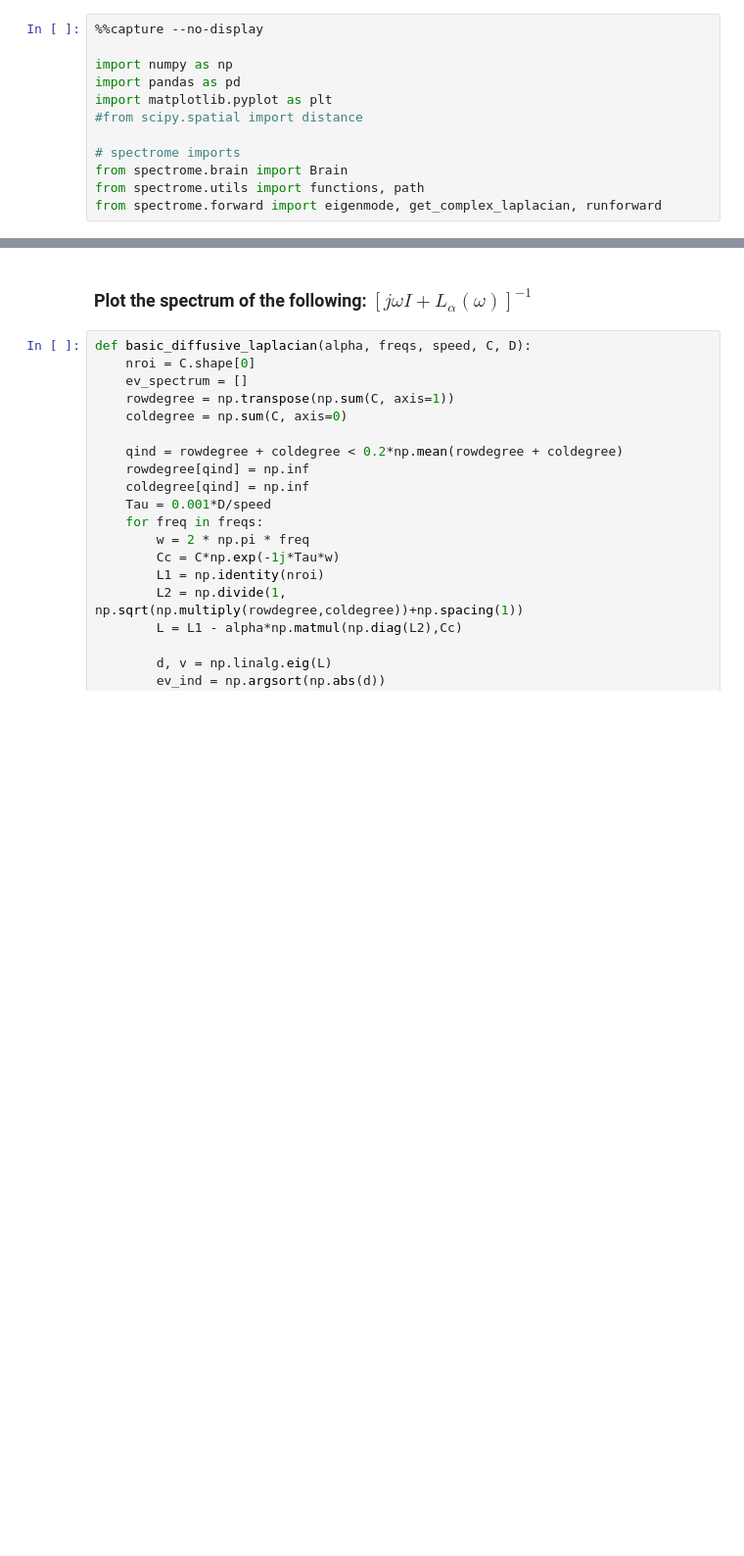
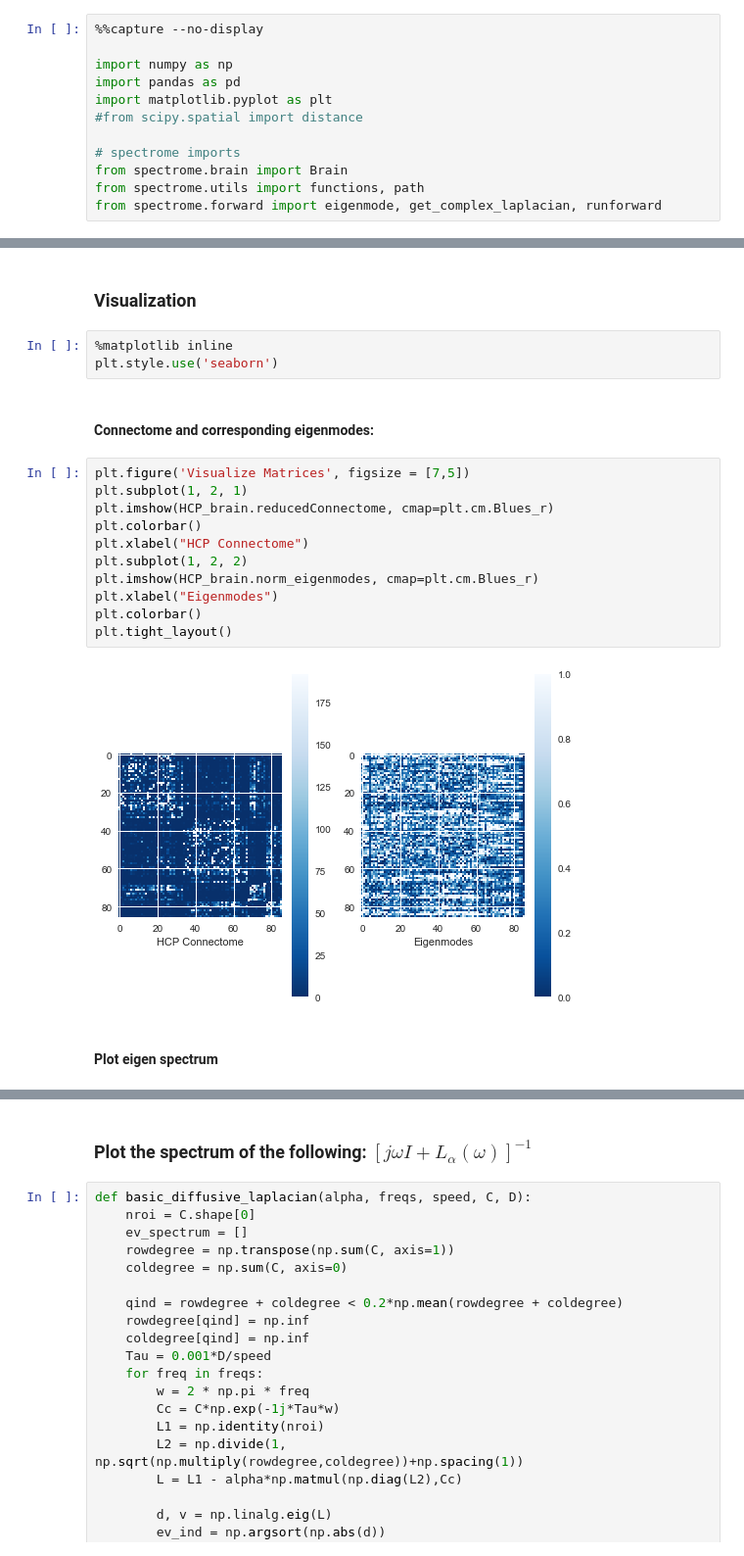
Before and after one commit to Raj-Lab-UCSF/spectrome, a Jupyter notebook: spectrome/notebooks/complex_laplacian/diffusive_laplacian.ipynb, the cells around one changed output, grey strips where cells are left out. Shown at 98% size. Saved outputs shown, nothing was run; the diff lists cells and outputs as text; blank space fills up the shorter version.

```diff
--- a/spectrome/notebooks/complex_laplacian/diffusive_laplacian.ipynb
+++ b/spectrome/notebooks/complex_laplacian/diffusive_laplacian.ipynb
@@ -351,0 +42,22 @@ plt.tight_layout()
+# %% [markdown]
+### Visualization
+# %%
+%matplotlib inline
+plt.style.use('seaborn')
+# %% [markdown]
+#### Connectome and corresponding eigenmodes:
+# %%
+plt.figure('Visualize Matrices', figsize = [7,5])
+plt.subplot(1, 2, 1)
+plt.imshow(HCP_brain.reducedConnectome, cmap=plt.cm.Blues_r)
+plt.colorbar()
+plt.xlabel("HCP Connectome")
+plt.subplot(1, 2, 2)
+plt.imshow(HCP_brain.norm_eigenmodes, cmap=plt.cm.Blues_r)
+plt.xlabel("Eigenmodes")
+plt.colorbar()
+plt.tight_layout()
+# %% [output]
+[figure, added]
+# %% [markdown]
+#### Plot eigen spectrum
```
Also changed, not shown: parts of 40 cells of this notebook, 3 other files.
